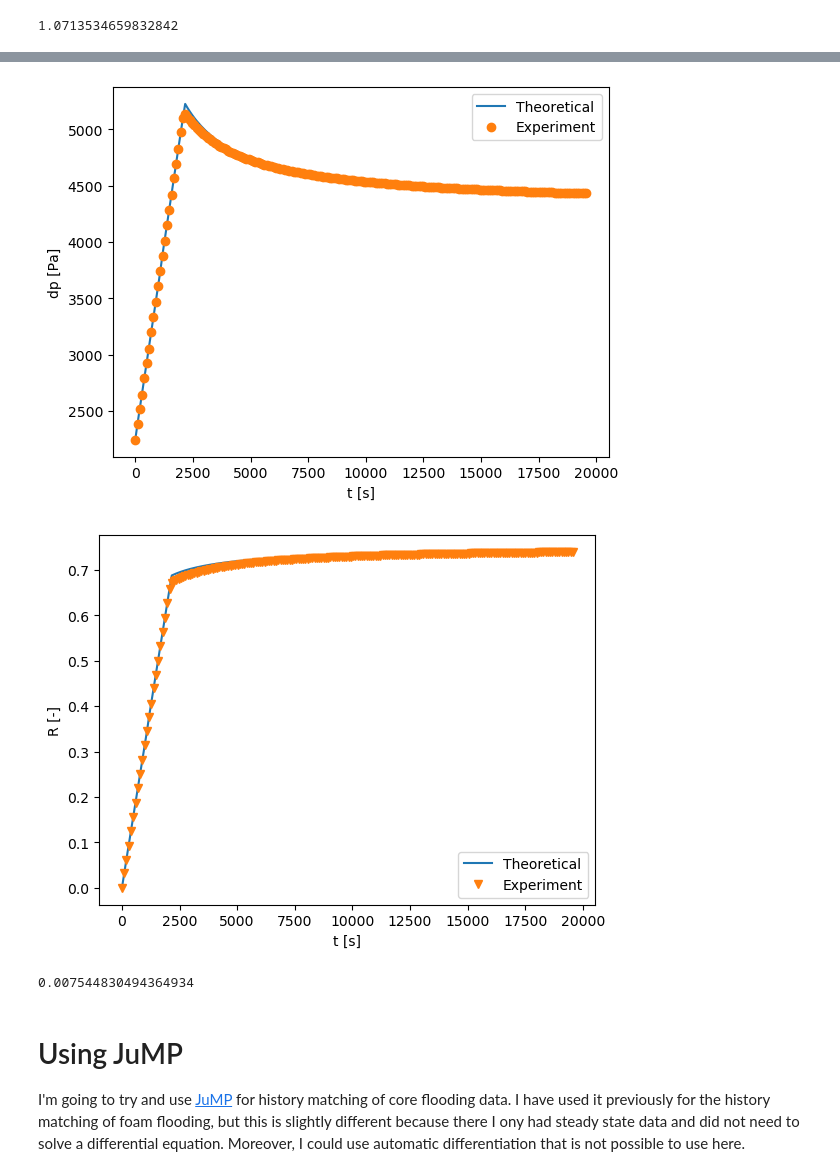
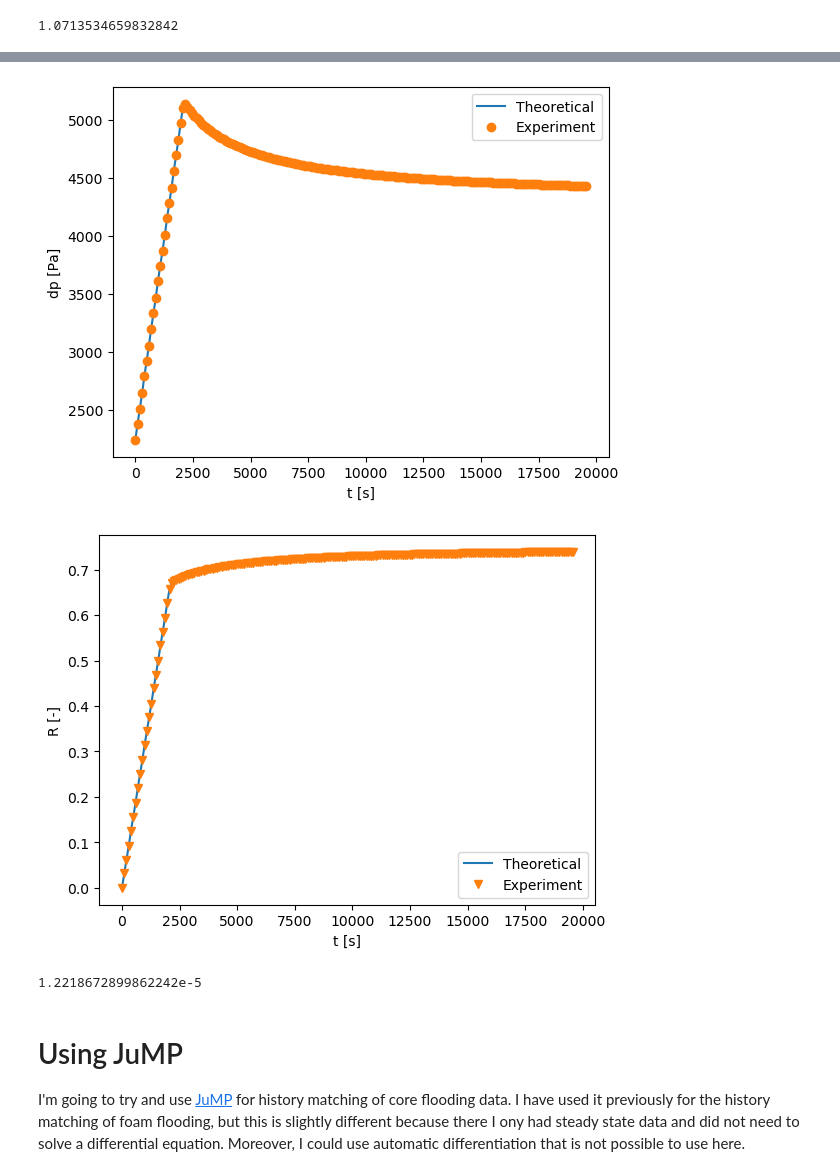
Before and after one commit to simulkade/peteng, a Jupyter notebook: analytical/notebooks/optim_fractional_flow_blackboxoptim.ipynb, the cells around one changed output, grey strips where cells are left out. Saved outputs shown, nothing was run; the diff lists cells and outputs as text; code cells hidden in the pictures.

```diff
--- a/analytical/notebooks/optim_fractional_flow_blackboxoptim.ipynb
+++ b/analytical/notebooks/optim_fractional_flow_blackboxoptim.ipynb
@@ -232,13 +211,19 @@ grad_x
 x_init = [0.9, 0.8, 2.5, 2.5, 0.1, 0.1]
 x_lb = [0.1, 0.1, 1.5, 1.5, 0.05, 0.1]
 x_ub = [1.0, 1.0, 4.0, 4.0, core_flood.initial_water_saturation, 0.25]
-opt_alg=:LD_SLSQP
-opt1 = Opt(opt_alg, length(x_init)) # choose the algorithm
-lower_bounds!(opt1, x_lb)
-upper_bounds!(opt1, x_ub)
-ftol_rel!(opt1, 1e-15)
-ftol_abs!(opt1, 1e-15)
 
-min_objective!(opt1, obj_fun)
-(fObjOpt, paramOpt, flag) = optimize(opt1, x_init)
+res = bboptimize(f, SearchRange = [(0.1, 1.0), (0.1, 1.0), (1.5, 4.0), (1.5, 4.0),
+        (0.05, core_flood.initial_water_saturation), (0.1, 0.25)])
+
+#    NumDimensions = 6, Method = :de_rand_1_bin)
+
+# opt_alg=:LD_SLSQP
+# opt1 = Opt(opt_alg, length(x_init)) # choose the algorithm
+# lower_bounds!(opt1, x_lb)
+# upper_bounds!(opt1, x_ub)
+# ftol_rel!(opt1, 1e-15)
+# ftol_abs!(opt1, 1e-15)
+
+# min_objective!(opt1, obj_fun)
+# (fObjOpt, paramOpt, flag) = optimize(opt1, x_init)
 # %% [output]
@@ -246,11 +258,11 @@ min_objective!(opt1, obj_fun)
 # %%
-x_init = paramOpt
+x_init = best_candidate(res)
 vis_error(x_init, exp_data1, core_props, fluids, core_flood)
 error_calc(x_init, exp_data1, core_props, fluids, core_flood)
 # %% [output]
-[figure, old version]
+[figure, new version]
-[figure, old version]
+[figure, new version]
-0.007544830494364934
+1.2218672899862242e-5
 # %% [markdown]
 # Using JuMP
 I'm going to try and use [JuMP](https://github.com/JuliaOpt/JuMP.jl) for history matching of core flooding data. I have used it previously for the history matching of foam flooding, but this is slightly different because there I ony had steady state data and did not need to solve a differential equation. Moreover, I could use automatic differentiation that is not possible to use here.
```
Also changed, not shown: parts of 6 cells of this notebook.
